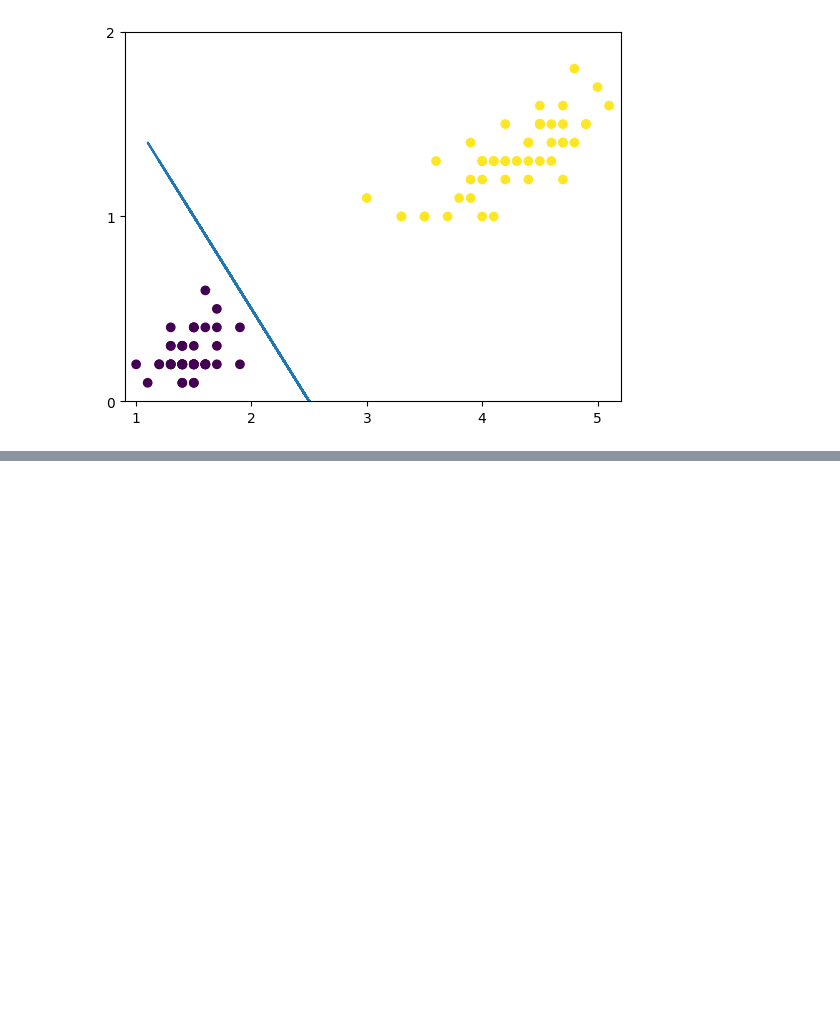
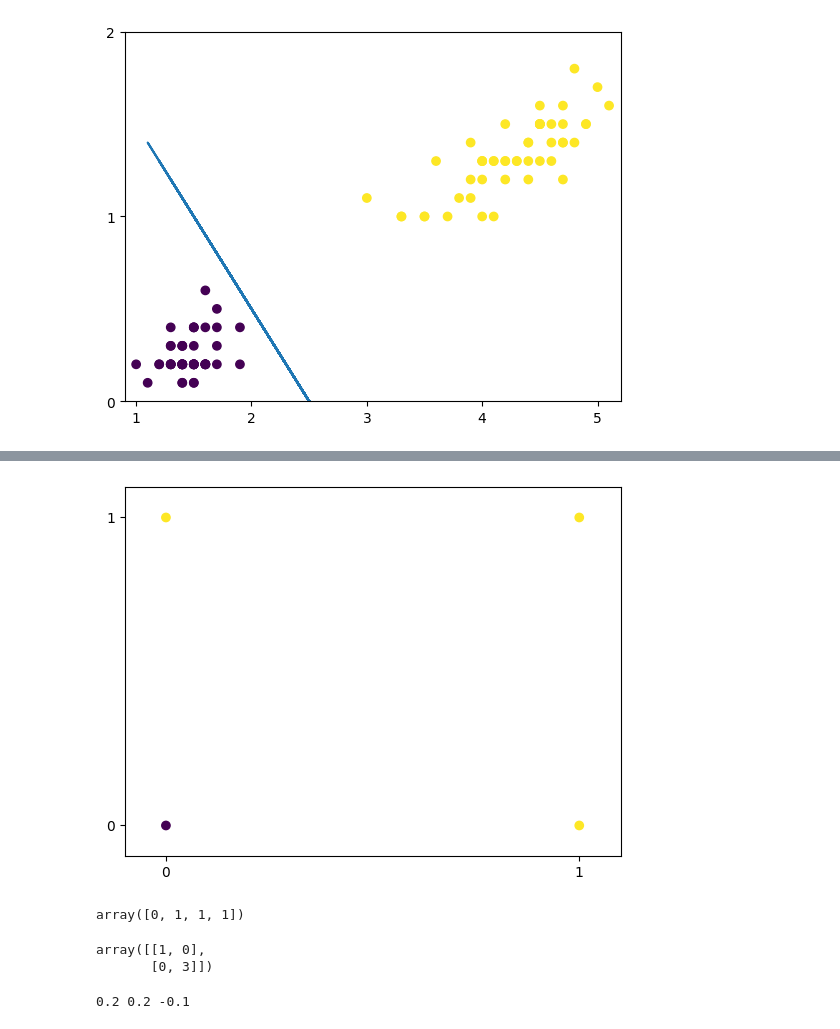
Before and after one commit to matheussteinbach/ai-studies, a Jupyter notebook: perceptron.ipynb, the cells around one changed output, grey strips where cells are left out. Cells and saved outputs as stored; diff of their text form; code cells hidden in the pictures; blank space fills up the shorter version.

```diff
--- a/perceptron.ipynb
+++ b/perceptron.ipynb
@@ -99,0 +162,6 @@ plt.show()
+# %%
+dados = pd.DataFrame({
+    "x1" : [0,0,1,1],
+    "x2" : [0,1,0,1],
+    "y" : [0,1,1,1]
+})
@@ -99,0 +176,11 @@ plt.show()
+# %%
+fig,ax = plt.subplots()
+
+ax.scatter(dados.x1, dados.x2, c=dados.y)
+
+ax.set(xlim=[-0.1,1.1], xticks=[0,1],
+       ylim=[-0.1,1.1], yticks=[0,1])
+
+plt.show()
+# %% [output]
+[figure, added]
@@ -99,0 +195,17 @@ plt.show()
+# %%
+y_pred = clf.predict(X)
+y_pred
+# %% [output]
+array([0, 1, 1, 1])
+# %%
+confusion_matrix(y_pred, y)
+# %% [output]
+array([[1, 0],
+       [0, 3]])
+# %%
+w1 = round(clf.coef_[0][0], 2)
+w2 = round(clf.coef_[0][1], 2)
+w0 = clf.intercept_[0]
+print(w1,w2,w0)
+# %% [output]
+0.2 0.2 -0.1
```
Also changed, not shown: parts of 20 cells of this notebook.
